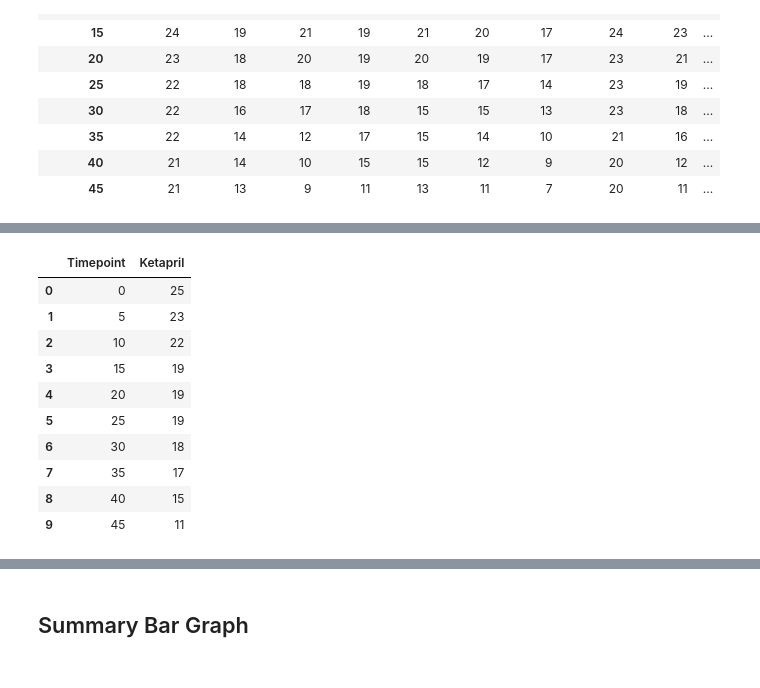
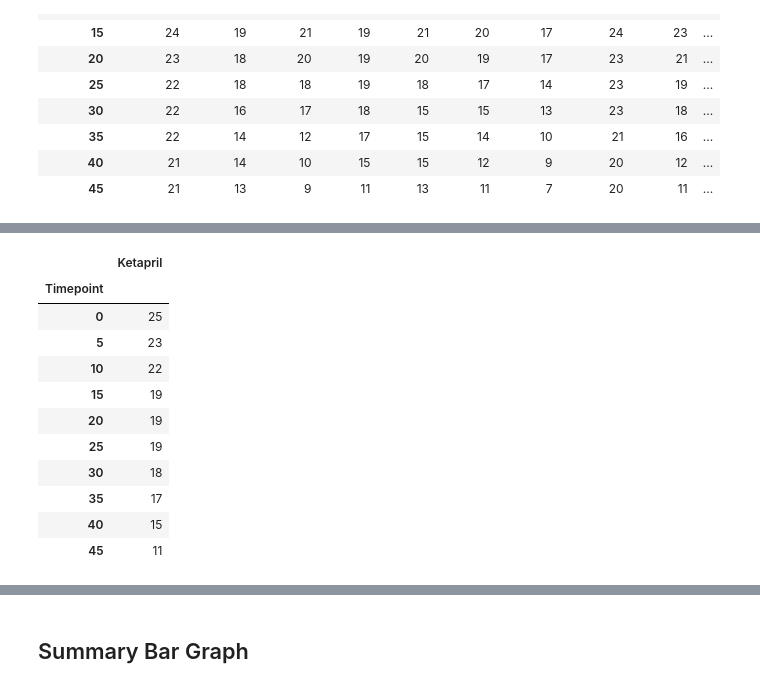
Before and after one commit to dianess/matplotlib-challenge, a Jupyter notebook: pymaceuticals_Diane.ipynb, the cells around one changed output, grey strips where cells are left out. Cells and saved outputs as stored; diff of their text form; code cells hidden in the pictures.

```diff
--- a/pymaceuticals_Diane.ipynb
+++ b/pymaceuticals_Diane.ipynb
@@ -455,17 +459,18 @@ survival_infubinol_df
 # %%
-# Create Ketapril dataframe and calculate percent survival
-survival_ketapril_df = pd.DataFrame(survival_rates, columns = ['Timepoint', 'Ketapril'])
+# Create Ketapril dataframe
+survival_ketapril_df = pd.DataFrame(reformat_mouse_count, columns = ['Ketapril'])
 survival_ketapril_df
 # %% [output]
-|  | Timepoint | Ketapril |
-| 0 | 0 | 25 |
-| 1 | 5 | 23 |
-| 2 | 10 | 22 |
-| 3 | 15 | 19 |
-| 4 | 20 | 19 |
-| 5 | 25 | 19 |
-| 6 | 30 | 18 |
-| 7 | 35 | 17 |
-| 8 | 40 | 15 |
-| 9 | 45 | 11 |
+|  | Ketapril |
+| Timepoint |  |
+| 0 | 25 |
+| 5 | 23 |
+| 10 | 22 |
+| 15 | 19 |
+| 20 | 19 |
+| 25 | 19 |
+| 30 | 18 |
+| 35 | 17 |
+| 40 | 15 |
+| 45 | 11 |
 # %%
```
Also changed, not shown: parts of 29 cells of this notebook.
